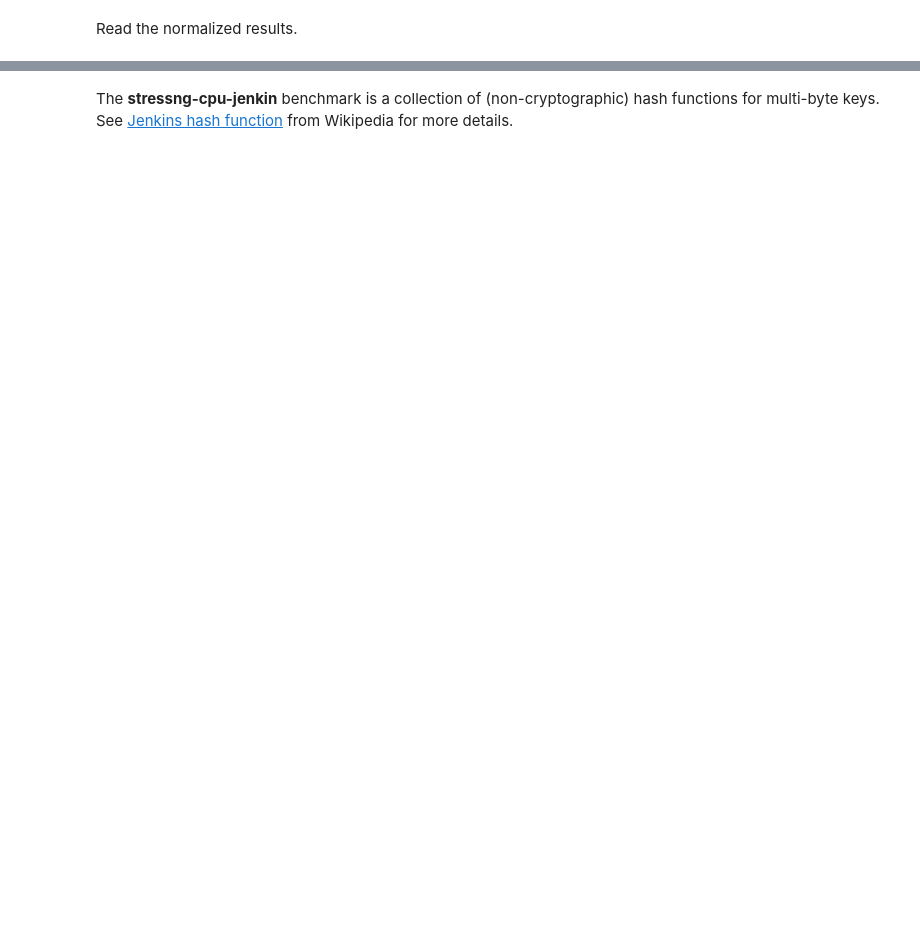
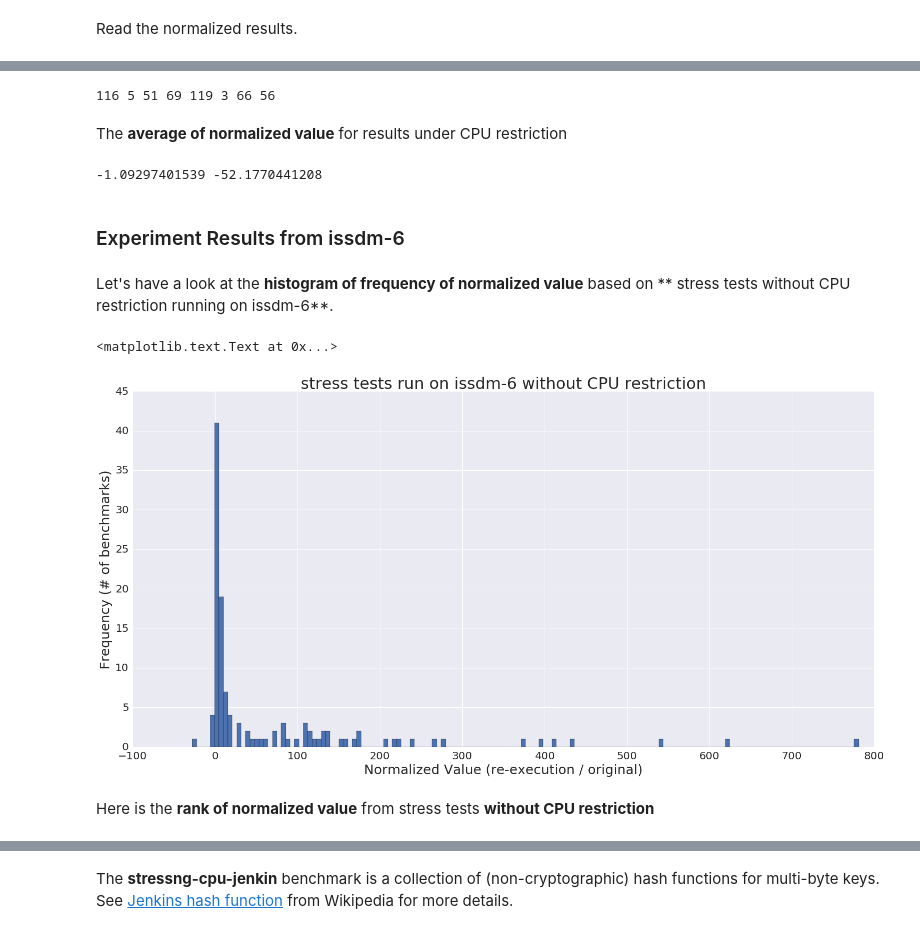
Before and after one commit to ljishen/srl, a Jupyter notebook: kivier/experiments/benchmarking/visualize_2.ipynb, the cells around one changed output, grey strips where cells are left out. Saved outputs shown, nothing was run; the diff lists cells and outputs as text; code cells hidden in the pictures; blank space fills up the shorter version.

Commit message:
Update jupyter visualize notebook

```diff
--- a/kivier/experiments/benchmarking/visualize_2.ipynb
+++ b/kivier/experiments/benchmarking/visualize_2.ipynb
@@ -128,5 +88,0 @@ All right, let's draw a bar plot for all results.
-# %%
-sns.set()
-sns.set_context("poster")
-plt.xticks(rotation=90)
-sns.barplot(x='benchmark', y='normalized', hue='limits', data=df)
@@ -197,0 +89,2 @@ plt.ylabel('Frequency (# of benchmarks)')
+# %%
+df_normalized = pd.read_csv('stress-ng/third/torpor-results/alltests_with_normalized_results_1.0.csv')
@@ -197,0 +129,58 @@ plt.ylabel('Frequency (# of benchmarks)')
+# %%
+normalized_limits_is_with = df_normalized['limits'] == 'with'
+normalized_limits_is_without = df_normalized['limits'] == 'without'
+
+normalized_machine_is_issdm_6 = df_normalized['machine'] == 'issdm-6'
+normalized_machine_is_t2_micro = df_normalized['machine'] == 't2.micro'
+
+normalized_is_speed_up = df_normalized['normalized'] > 0
+normalized_is_slow_down = df_normalized['normalized'] < 0
+
+print(
+    # issdm-6 without CPU restriction
+    len(df_normalized[normalized_limits_is_without & normalized_machine_is_issdm_6 & normalized_is_speed_up]),   # 1. speed-up
+    len(df_normalized[normalized_limits_is_without & normalized_machine_is_issdm_6 & normalized_is_slow_down]),  # 2. slowdown
+
+    # issdm-6 with CPU restriction
+    len(df_normalized[normalized_limits_is_with & normalized_machine_is_issdm_6 & normalized_is_speed_up]),      # 3. speed-up
+    len(df_normalized[normalized_limits_is_with & normalized_machine_is_issdm_6 & normalized_is_slow_down]),     # 4. slowdown
+
+    # t2.micro without CPU restriction
+    len(df_normalized[normalized_limits_is_without & normalized_machine_is_t2_micro & normalized_is_speed_up]),  # 5. speed-up
+    len(df_normalized[normalized_limits_is_without & normalized_machine_is_t2_micro & normalized_is_slow_down]), # 6. slowdown
+
+    # t2.micro with CPU restriction
+    len(df_normalized[normalized_limits_is_with & normalized_machine_is_t2_micro & normalized_is_speed_up]),     # 7. speed-up
+    len(df_normalized[normalized_limits_is_with & normalized_machine_is_t2_micro & normalized_is_slow_down])     # 8. slowdown
+)
+# %% [output]
+116 5 51 69 119 3 66 56
+# %% [markdown]
+The **average of normalized value** for results under CPU restriction
+# %%
+print(
+    # For issdm-6
+    df_normalized[normalized_machine_is_issdm_6 & normalized_limits_is_with]['normalized'].mean(),
+
+    # For t2_micro
+    df_normalized[normalized_machine_is_t2_micro & normalized_limits_is_with]['normalized'].mean()
+)
+# %% [output]
+-1.09297401539 -52.1770441208
+# %% [markdown]
+### Experiment Results from issdm-6
+# %% [markdown]
+Let's have a look at the **histogram of frequency of normalized value** based on ** stress tests without CPU restriction running on issdm-6**.
+# %%
+df_normalized_issdm_6_without_limit = df_normalized[normalized_machine_is_issdm_6 & normalized_limits_is_without]
+df_normalized_issdm_6_without_limit.normalized.hist(bins=150, figsize=(25,12), xlabelsize=20, ylabelsize=20)
+
+plt.title('stress tests run on issdm-6 without CPU restriction', fontsize=30)
+
+plt.xlabel('Normalized Value (re-execution / original)', fontsize=25)
+plt.ylabel('Frequency (# of benchmarks)', fontsize=25)
+# %% [output]
+<matplotlib.text.Text at 0x...>
+[figure, added]
+# %% [markdown]
+Here is the **rank of normalized value** from stress tests **without CPU restriction**
```
Also changed, not shown: parts of 106 cells of this notebook, 1 other file.
